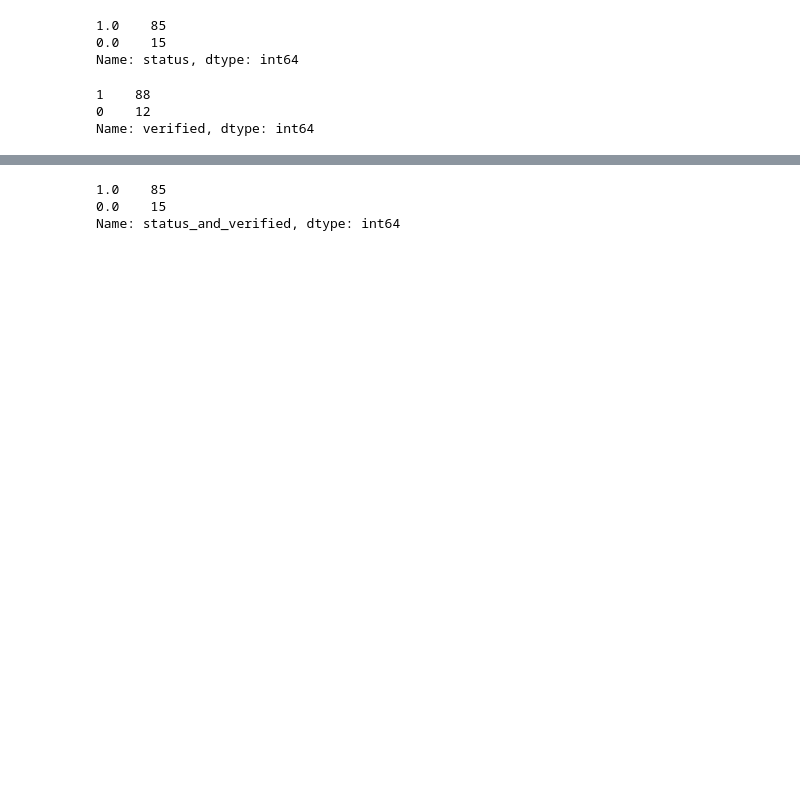
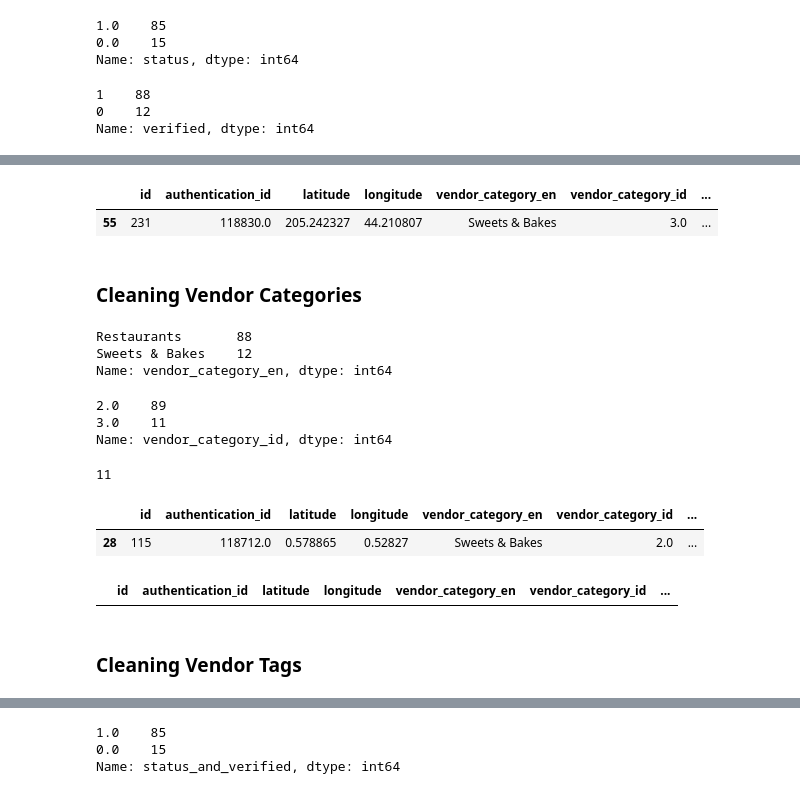
Before and after one commit to functorial/RestaurantRecommender, a Jupyter notebook: notebook.ipynb, the cells around one changed output, grey strips where cells are left out. Drawn from its saved outputs; the diff is of its cells as text; code cells hidden in the pictures; blank space fills up the shorter version.

```diff
--- a/notebook.ipynb
+++ b/notebook.ipynb
@@ -427,0 +339,35 @@ Name: verified, dtype: int64
+# %%
+vendors[vendors.device_type == 1]   # Is a location outlier...?
+# %% [output]
+|  | id | authentication_id | latitude | longitude | vendor_category_en | vendor_category_id | ... |
+| 55 | 231 | 118830.0 | 205.242327 | 44.210807 | Sweets & Bakes | 3.0 | ... |
+# %% [markdown]
+### Cleaning Vendor Categories
+# %%
+vendors['vendor_category_en'].value_counts()
+# %% [output]
+Restaurants       88
+Sweets & Bakes    12
+Name: vendor_category_en, dtype: int64
+# %%
+vendors['vendor_category_id'].value_counts()
+# %% [output]
+2.0    89
+3.0    11
+Name: vendor_category_id, dtype: int64
+# %%
+vendors[(vendors['vendor_category_en'] == "Sweets & Bakes") & (vendors['vendor_category_id'] == 3.0)].shape[0]
+# %% [output]
+11
+# %%
+vendors[(vendors['vendor_category_en'] == "Sweets & Bakes") & (vendors['vendor_category_id'] == 2.0)]
+# %% [output]
+|  | id | authentication_id | latitude | longitude | vendor_category_en | vendor_category_id | ... |
+| 28 | 115 | 118712.0 | 0.578865 | 0.52827 | Sweets & Bakes | 2.0 | ... |
+# %%
+# Fix incorrect vendor_category_id
+vendors.loc[28, 'vendor_category_id'] = 3.0
+# %% [output]
+|  | id | authentication_id | latitude | longitude | vendor_category_en | vendor_category_id | ... |
+# %% [markdown]
+### Cleaning Vendor Tags
```
Also changed, not shown: parts of 38 cells of this notebook, 1 other file.
